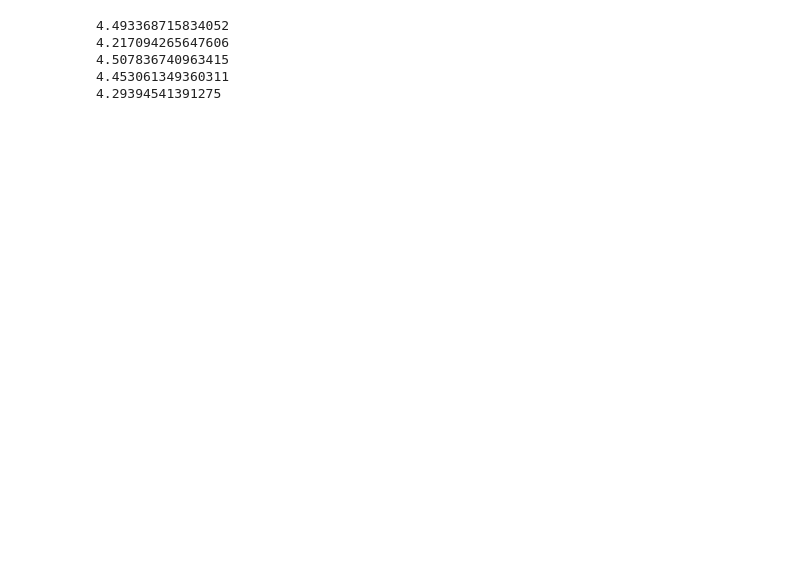
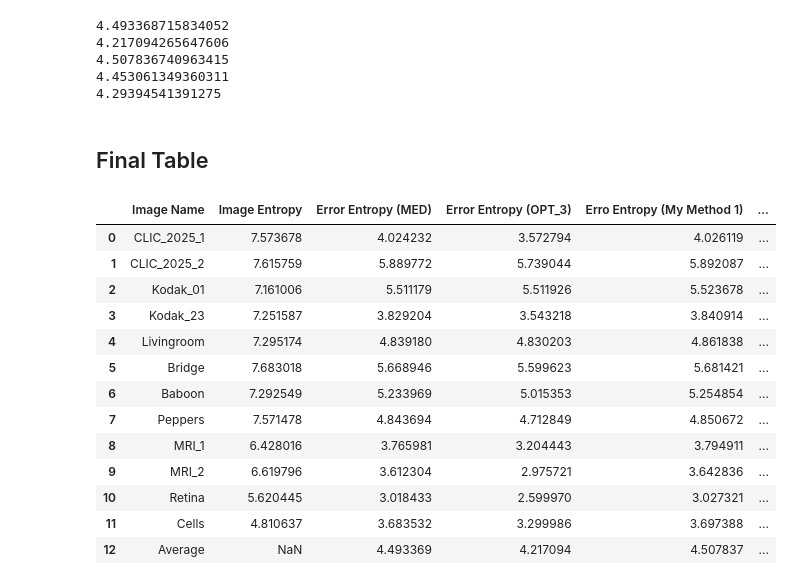
Before and after one commit to pouriaSameti/Advanced-Multimedia-Systems, a Jupyter notebook: Exercise 2/code.ipynb, the cells around one changed output. Saved outputs shown, nothing was run; the diff lists cells and outputs as text; code cells hidden in the pictures; blank space fills up the shorter version.

```diff
--- a/Exercise 2/code.ipynb
+++ b/Exercise 2/code.ipynb
@@ -772,3 +772,39 @@ print(evaluation_table_three['Error Entropy(Med with Context)'].mean())
 4.507836740963415
 4.453061349360311
 4.29394541391275
+# %% [markdown]
+## Final Table
+# %%
+final_table = pd.DataFrame()
+final_table['Image Name'] = evaluation_table_one['Image Name']
+final_table['Image Entropy'] = evaluation_table_med['Image Entropy']
+final_table['Error Entropy (MED)'] = evaluation_table_med['Error Entropy(MED)']
+final_table['Error Entropy (OPT_3)'] = evaluation_table_opt3['Error Entropy(OPT-3)']
+
+final_table['Erro Entropy (My Method 1)'] = evaluation_table_one['Error Entropy(MED-with-Partitioning)']
+final_table['Error BPP (My Method 1)'] = [0] * 13
+final_table['Run Time (My Method 1)'] = evaluation_table_one['Runtime']
+
+final_table['Erro Entropy (My Method 2)'] = evaluation_table_two['Error Entropy(Second Order-Partitioning)']
+final_table['Error BPP (My Method 2)'] = evaluation_table_two['BPP']
+final_table['Run Time (My Method 2)'] = evaluation_table_two['Runtime']
+
+final_table['Erro Entropy (My Method 3)'] = evaluation_table_three['Error Entropy(Med with Context)']
+final_table['Error BPP (My Method 3)'] = evaluation_table_three['BPP']
+final_table['Run Time (My Method 3)'] = evaluation_table_three['Runtime']
+final_table
+# %% [output]
+|  | Image Name | Image Entropy | Error Entropy (MED) | Error Entropy (OPT_3) | Erro Entropy (My Method 1) | ... |
+| 0 | CLIC_2025_1 | 7.573678 | 4.024232 | 3.572794 | 4.026119 | ... |
+| 1 | CLIC_2025_2 | 7.615759 | 5.889772 | 5.739044 | 5.892087 | ... |
+| 2 | Kodak_01 | 7.161006 | 5.511179 | 5.511926 | 5.523678 | ... |
+| 3 | Kodak_23 | 7.251587 | 3.829204 | 3.543218 | 3.840914 | ... |
+| 4 | Livingroom | 7.295174 | 4.839180 | 4.830203 | 4.861838 | ... |
+| 5 | Bridge | 7.683018 | 5.668946 | 5.599623 | 5.681421 | ... |
+| 6 | Baboon | 7.292549 | 5.233969 | 5.015353 | 5.254854 | ... |
+| 7 | Peppers | 7.571478 | 4.843694 | 4.712849 | 4.850672 | ... |
+| 8 | MRI_1 | 6.428016 | 3.765981 | 3.204443 | 3.794911 | ... |
+| 9 | MRI_2 | 6.619796 | 3.612304 | 2.975721 | 3.642836 | ... |
+| 10 | Retina | 5.620445 | 3.018433 | 2.599970 | 3.027321 | ... |
+| 11 | Cells | 4.810637 | 3.683532 | 3.299986 | 3.697388 | ... |
+| 12 | Average | NaN | 4.493369 | 4.217094 | 4.507837 | ... |
```
Also changed, not shown: parts of 5 cells of this notebook, 2 other files.
